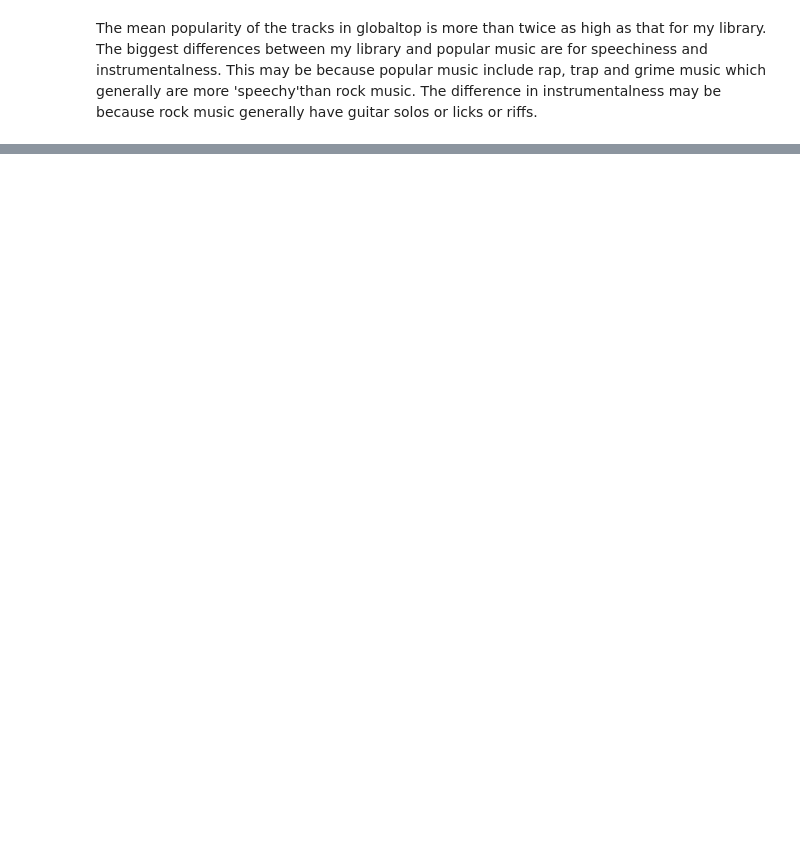
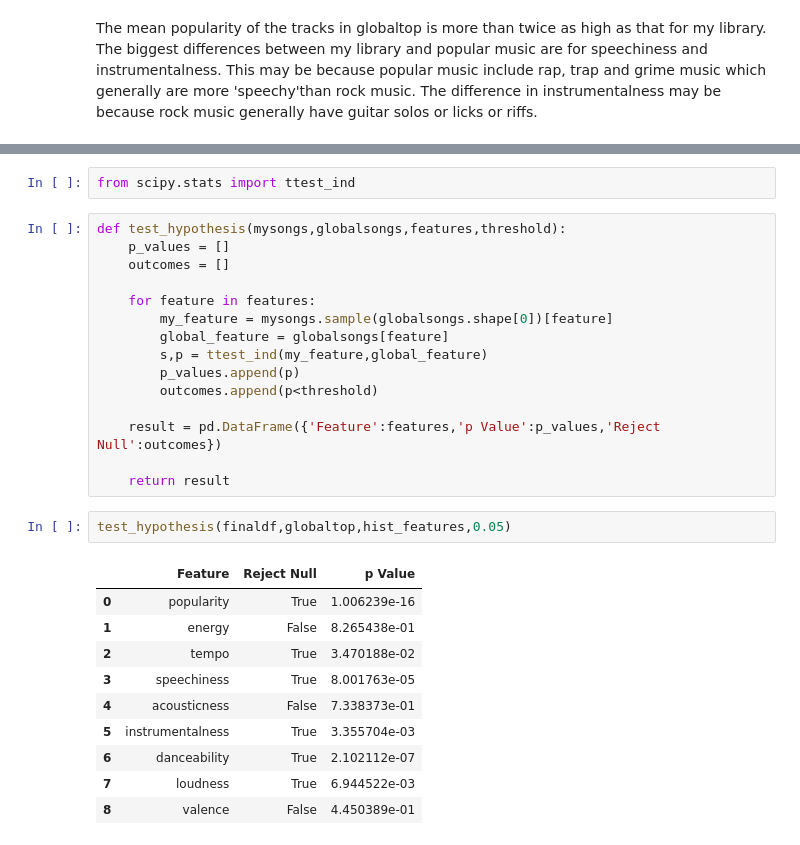
Before and after one commit to ashiquem/my-spotify-lib, a Jupyter notebook: myspotifylib.ipynb, the cells around one changed output, grey strips where cells are left out. Drawn from its saved outputs; the diff is of its cells as text; blank space fills up the shorter version.

```diff
--- a/myspotifylib.ipynb
+++ b/myspotifylib.ipynb
@@ -488,0 +472,30 @@ The mean popularity of the tracks in globaltop is more than twice as high as tha
+# %%
+from scipy.stats import ttest_ind
+# %%
+def test_hypothesis(mysongs,globalsongs,features,threshold):
+    p_values = []
+    outcomes = []
+
+    for feature in features:
+        my_feature = mysongs.sample(globalsongs.shape[0])[feature]
+        global_feature = globalsongs[feature]
+        s,p = ttest_ind(my_feature,global_feature)
+        p_values.append(p)
+        outcomes.append(p<threshold)
+
+    result = pd.DataFrame({'Feature':features,'p Value':p_values,'Reject Null':outcomes})
+
+    return result
+# %%
+test_hypothesis(finaldf,globaltop,hist_features,0.05)
+# %% [output]
+|  | Feature | Reject Null | p Value |
+| 0 | popularity | True | 1.006239e-16 |
+| 1 | energy | False | 8.265438e-01 |
+| 2 | tempo | True | 3.470188e-02 |
+| 3 | speechiness | True | 8.001763e-05 |
+| 4 | acousticness | False | 7.338373e-01 |
+| 5 | instrumentalness | True | 3.355704e-03 |
+| 6 | danceability | True | 2.102112e-07 |
+| 7 | loudness | True | 6.944522e-03 |
+| 8 | valence | False | 4.450389e-01 |
```
Also changed, not shown: parts of 9 cells of this notebook.
